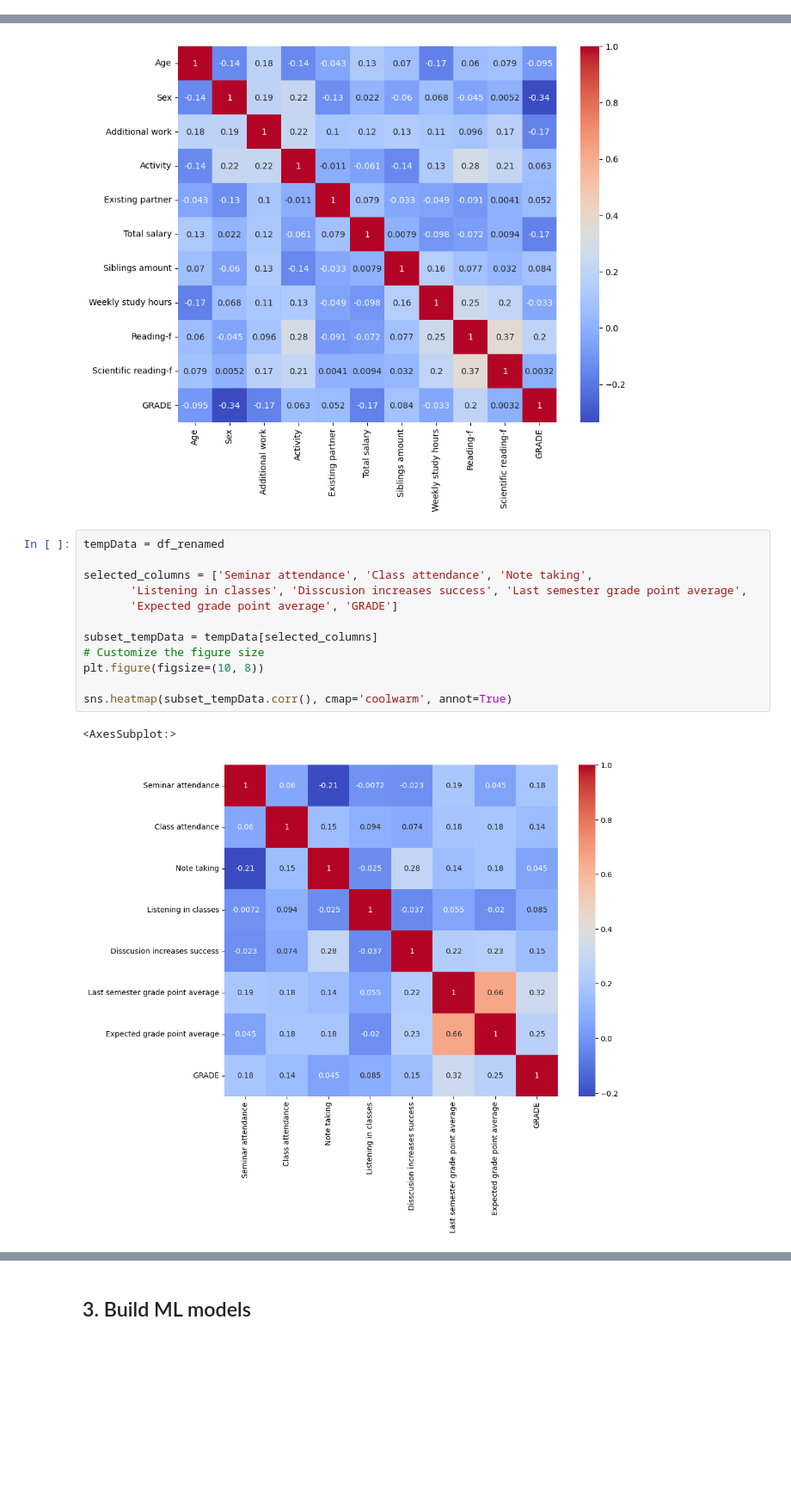
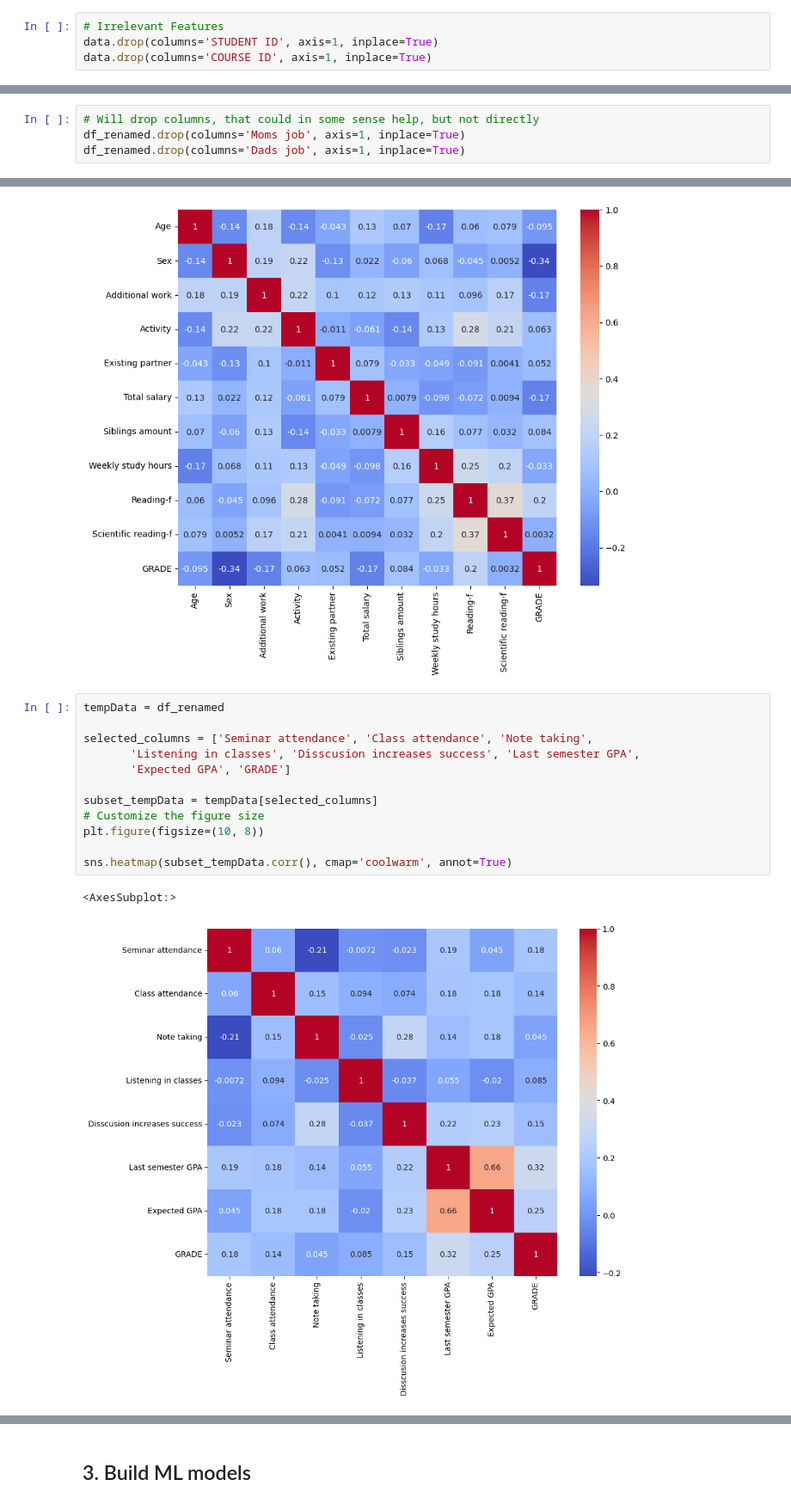
Before and after one commit to Fera13/ML-Project-Obesity-Classifier, a Jupyter notebook: ML_Project.ipynb, the cells around one changed output, grey strips where cells are left out. Shown at 86% size. Drawn from its saved outputs; the diff is of its cells as text; blank space fills up the shorter version.

Commit message:
a version of student performance

```diff
--- a/ML_Project.ipynb
+++ b/ML_Project.ipynb
@@ -20,2 +23,6 @@ data.head(5)
+# %%
+# Irrelevant Features
+data.drop(columns='STUDENT ID', axis=1, inplace=True)
+data.drop(columns='COURSE ID', axis=1, inplace=True)
 # %%
 df = pd.DataFrame(data)
@@ -142,3 +153,7 @@ df_renamed.head(5)
+# %%
+# Will drop columns, that could in some sense help, but not directly
+df_renamed.drop(columns='Moms job', axis=1, inplace=True)
+df_renamed.drop(columns='Dads job', axis=1, inplace=True)
 # %%
 df_renamed.shape
 # %% [output]
@@ -230,18 +244,18 @@ sns.heatmap(subset_tempData.corr(), cmap='coolwarm', annot=True)
 # %%
 tempData = df_renamed
 
 selected_columns = ['Seminar attendance', 'Class attendance', 'Note taking',
-       'Listening in classes', 'Disscusion increases success', 'Last semester grade point average',
-       'Expected grade point average', 'GRADE']
+       'Listening in classes', 'Disscusion increases success', 'Last semester GPA',
+       'Expected GPA', 'GRADE']
 
 subset_tempData = tempData[selected_columns]
 # Customize the figure size
 plt.figure(figsize=(10, 8))
 
 sns.heatmap(subset_tempData.corr(), cmap='coolwarm', annot=True)
 # %% [output]
 <AxesSubplot:>
-[figure, old version]
+[figure, new version]
 # %%
 # the column to analyze
 column_name = 'Seminar attendance'  # Replace 'Your_Column_Name' with the actual column name
```
Also changed, not shown: parts of 26 cells of this notebook.
